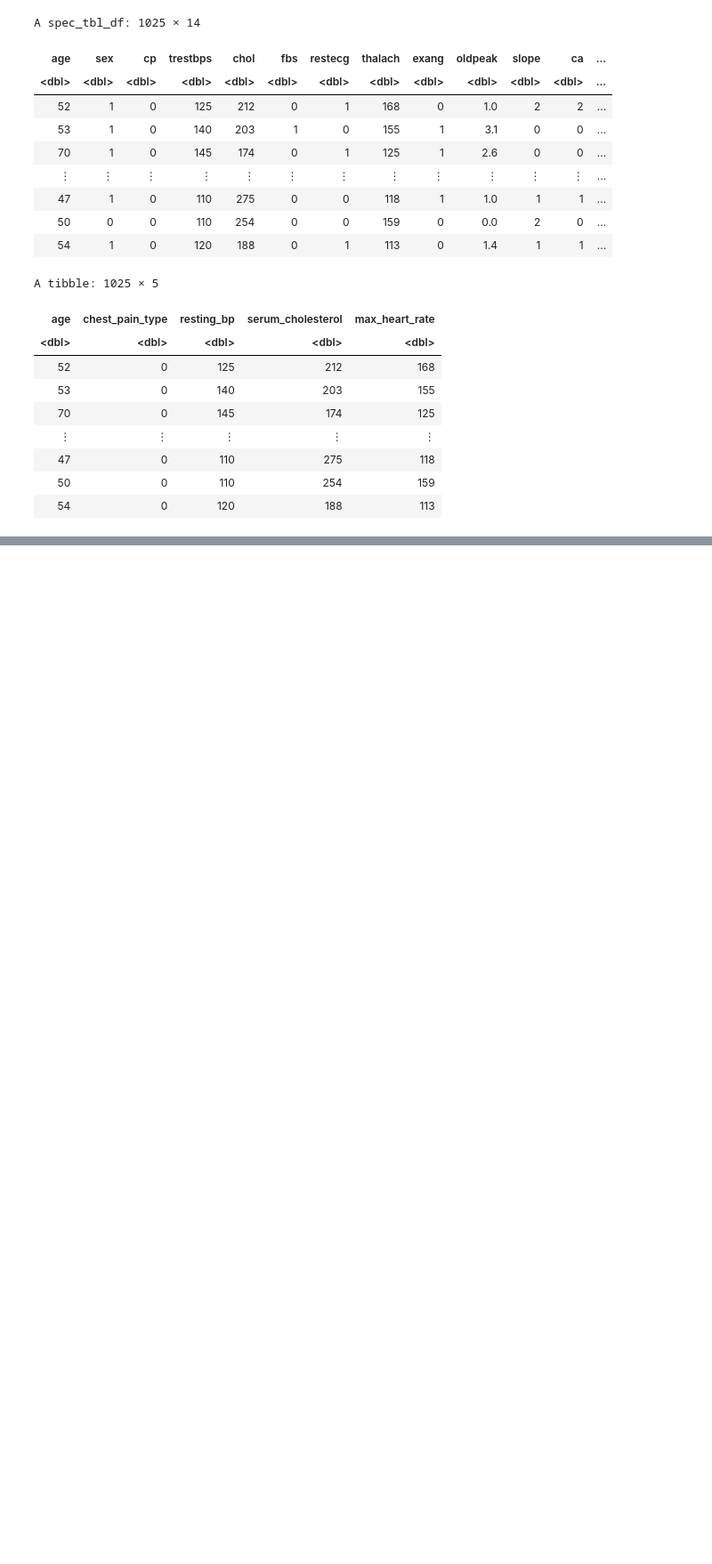
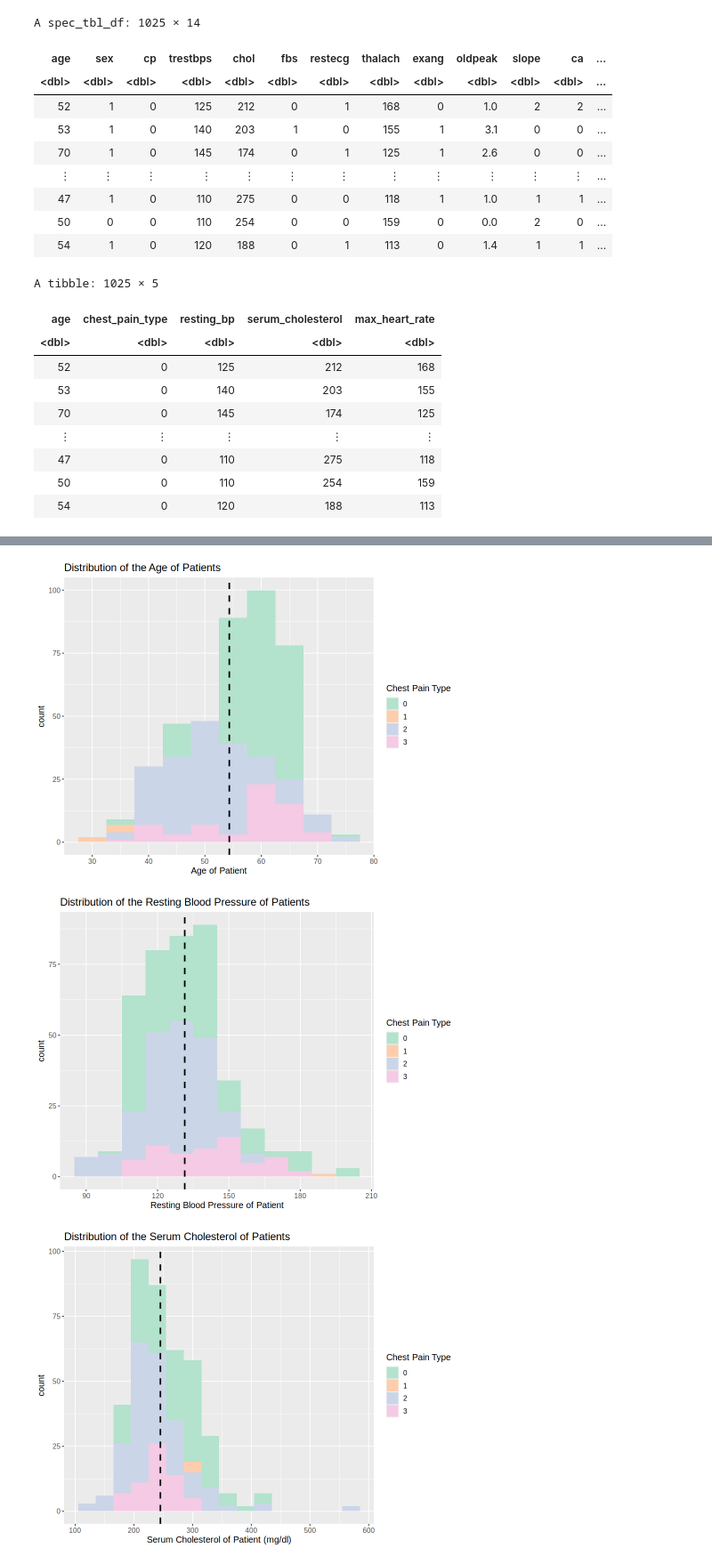
Before and after one commit to BurakMOzkan/DSCI100_group_3, a Jupyter notebook: wrangling_code.ipynb, the cells around one changed output, grey strips where cells are left out. Shown at 89% size. Saved outputs shown, nothing was run; the diff lists cells and outputs as text; code cells hidden in the pictures; blank space fills up the shorter version.

```diff
--- a/wrangling_code.ipynb
+++ b/wrangling_code.ipynb
@@ -116,0 +156,56 @@ resting_bp_plot
+# %%
+# distribution of each predictor variable in relation to the chest pain type
+options(repr.plot.width = 8, repr.plot.height = 6)
+
+# Age
+age_histogram <- hd_train |>
+    ggplot(aes(x = age, fill = as_factor(chest_pain_type))) +
+    geom_histogram(position = "identity", binwidth = 5) +
+    geom_vline(xintercept = as.numeric(average_predictor[1,1]),
+               linetype = "dashed", linewidth = 1) +
+    labs(x = "Age of Patient", fill = "Chest Pain Type") +
+    ggtitle("Distribution of the Age of Patients") +
+    theme(text = element_text(size = 12), legend.position = "right", legend.direction = "vertical") +
+    scale_fill_brewer(palette = "Pastel2")
+
+# Resting Blood Pressure
+bp_histogram <- hd_train |>
+    ggplot(aes(x = resting_bp, fill = as_factor(chest_pain_type))) +
+    geom_histogram(position = "identity", binwidth = 10) +
+    geom_vline(xintercept = as.numeric(average_predictor[1,2]),
+               linetype = "dashed", linewidth = 1) +
+    labs(x = "Resting Blood Pressure of Patient", fill = "Chest Pain Type") +
+    ggtitle("Distribution of the Resting Blood Pressure of Patients") +
+    theme(text = element_text(size = 12), legend.position = "right", legend.direction = "vertical") +
+    scale_fill_brewer(palette = "Pastel2")
+
+# Serum Cholesterol
+chol_histogram <- hd_train |>
+    ggplot(aes(x = serum_cholesterol, fill = as_factor(chest_pain_type))) +
+    geom_histogram(position = "identity", binwidth = 30) +
+    geom_vline(xintercept = as.numeric(average_predictor[1,3]),
+               linetype = "dashed", linewidth = 1) +
+    labs(x = "Serum Cholesterol of Patient (mg/dl)", fill = "Chest Pain Type") +
+    ggtitle("Distribution of the Serum Cholesterol of Patients") +
+    theme(text = element_text(size = 12), legend.position = "right", legend.direction = "vertical") +
+    scale_fill_brewer(palette = "Pastel2")
+
+# Max Heart Rate
+hr_histogram <- hd_train |>
+    ggplot(aes(x = max_heart_rate, fill = as_factor(chest_pain_type))) +
+    geom_histogram(position = "identity", binwidth = 15) +
+    geom_vline(xintercept = as.numeric(average_predictor[1,4]),
+               linetype = "dashed", linewidth = 1) +
+    labs(x = "Maximum Heart Rate of Patient", fill = "Chest Pain Type") +
+    ggtitle("Distribution of the Max Heart Rate of Patients") +
+    theme(text = element_text(size = 12), legend.position = "right", legend.direction = "vertical") +
+    scale_fill_brewer(palette = "Pastel2")
+
+age_histogram
+bp_histogram
+chol_histogram
+hr_histogram
+# %% [output]
+[figure, added]
+[figure, added]
+[figure, added]
```
Also changed, not shown: parts of 6 cells of this notebook.
